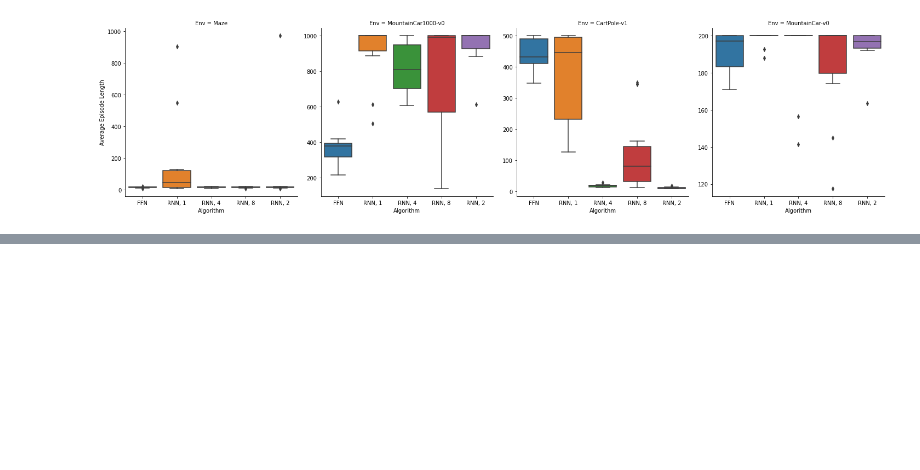
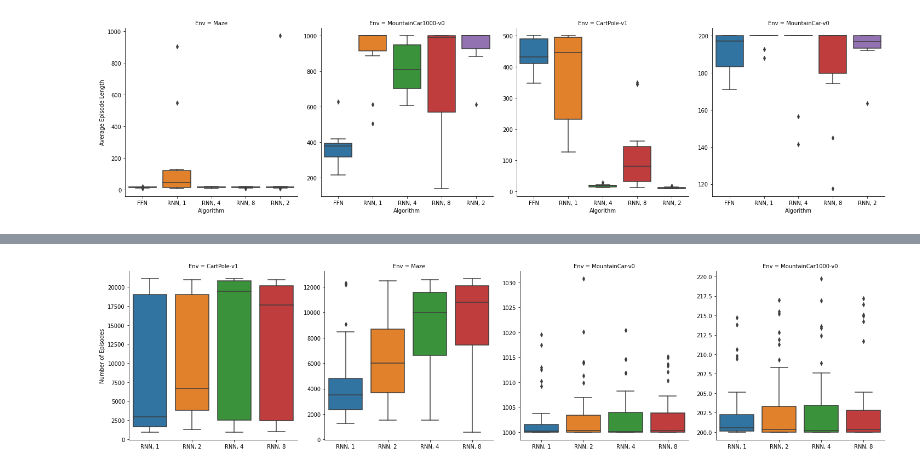
Before and after one commit to RevanMacQueen/DRQN, a Jupyter notebook: new_visualizations.ipynb, the cells around one changed output, grey strips where cells are left out. Saved outputs shown, nothing was run; the diff lists cells and outputs as text; code cells hidden in the pictures; blank space fills up the shorter version.

```diff
--- a/new_visualizations.ipynb
+++ b/new_visualizations.ipynb
@@ -118,0 +126,18 @@ plt.savefig('figures/last_10_length_best_params.pdf', bbox_inches='tight')
+# %%
+root = Path('results_lstm')
+params, num_episodes = extract_num_episodes(root, ['model_arch', 'env', 'seed', 'learning_freq', 'target_update_freq', 'seq_len', 'learning_rate', 'buffer_size'])
+
+df1 = pd.DataFrame(params)
+df2 = pd.DataFrame(num_episodes)
+df = pd.concat([df1, df2], axis=1)
+df.columns = ['Model', 'Env', 'Seed', 'Learning Freq.', 'Target Update Freq.', 'L', 'Step Size', 'Buffer Size',
+'Num Episodes']
+df = df.drop(['Seed'],axis=1)
+df['Algorithm'] = df['Model'] + ', ' + df['L']
+df = df.drop(['Model', 'L' ], axis=1)
+
+columns = ['Algorithm', 'Env', 'Learning Freq.', 'Target Update Freq.', 'Step Size', 'Buffer Size'] #parameters
+
+# rename environments
+df = df.replace('envs:random_maze-v0', 'Maze')
+df = df.replace('RNN', 'LSTM')
@@ -118,0 +160,8 @@ plt.savefig('figures/last_10_length_best_params.pdf', bbox_inches='tight')
+# %%
+df_mean = df.groupby(columns).mean().reset_index()
+# %%
+g = sns.catplot(x='Algorithm', y='Num Episodes', col='Env', data=df_mean, kind='box', sharey=False)
+g.set_axis_labels("", "Number of Episodes")
+plt.savefig('figures/sensitivity_lstm.pdf', bbox_inches='tight')
+# %% [output]
+[figure, added]
```
Also changed, not shown: parts of 32 cells of this notebook.
